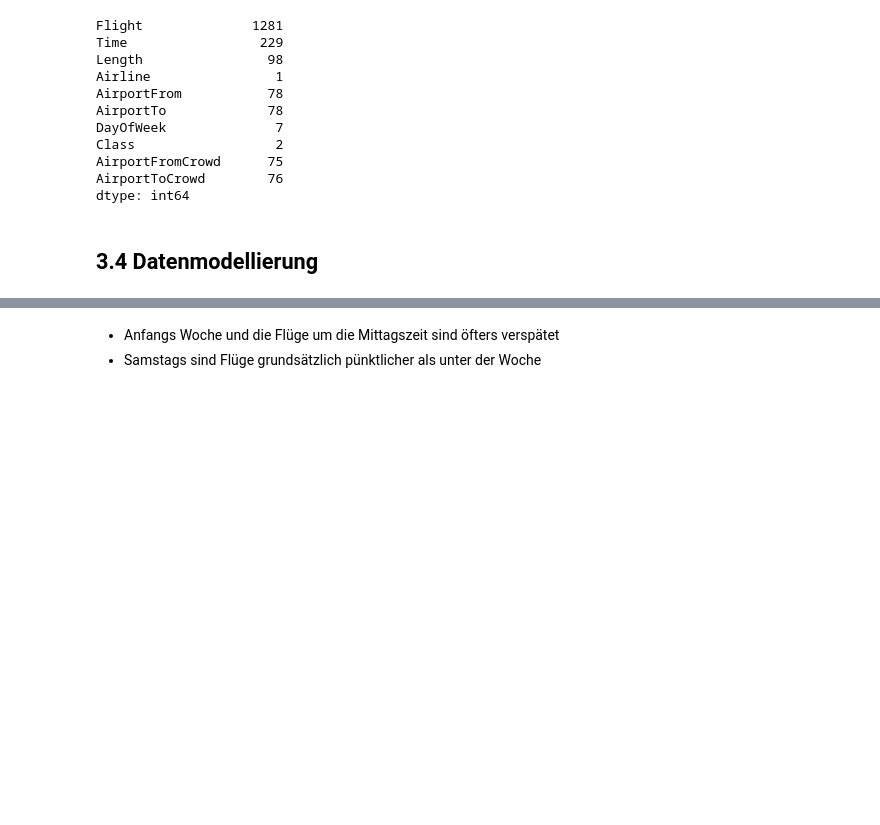
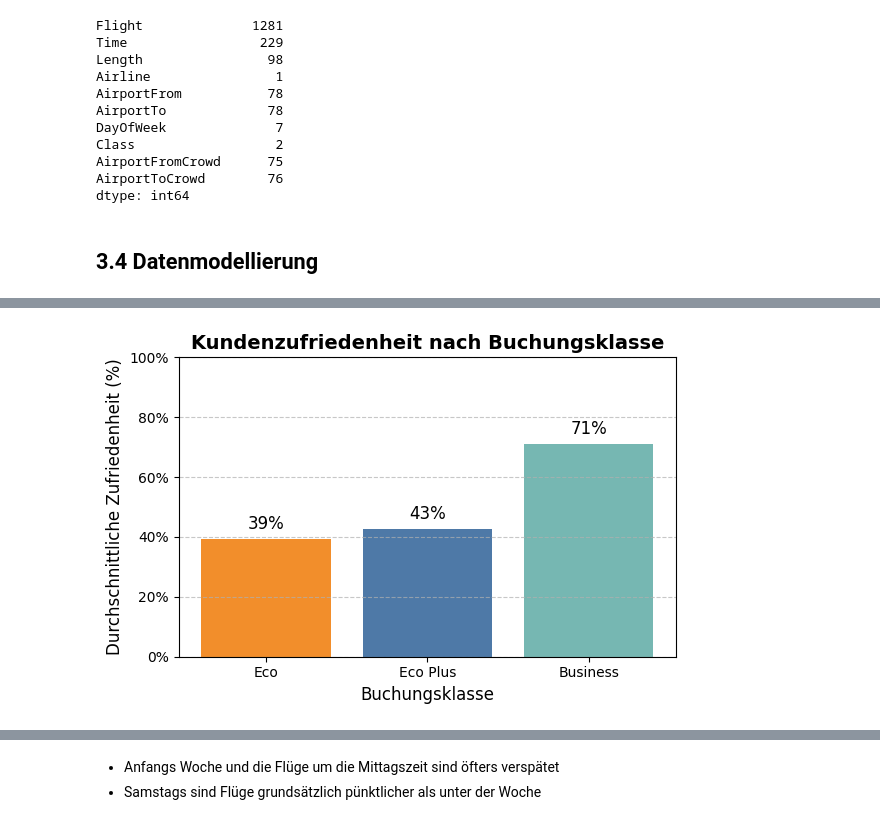
Before and after one commit to DivinitasMaxima/BINA-REPO, a Jupyter notebook: BINA_1.ipynb, the cells around one changed output, grey strips where cells are left out. Cells and saved outputs as stored; diff of their text form; code cells hidden in the pictures; blank space fills up the shorter version.

Commit message:
zu Analyse Zufriedenheit

```diff
--- a/BINA_1.ipynb
+++ b/BINA_1.ipynb
@@ -258,0 +267,42 @@ Fragestellung: Gibt es bestimmte Wochentage oder Tageszeiten mit besonders viele
+# %%
+import pandas as pd
+import matplotlib.pyplot as plt
+from matplotlib.ticker import PercentFormatter
+
+# Daten laden
+url = "https://raw.githubusercontent.com/DivinitasMaxima/BINA-REPO/refs/heads/main/data/data/Invistico_Airline.csv"
+df = pd.read_csv(url)
+
+# Zufriedenheit in numerische Werte umwandeln
+df["satisfaction"] = df["satisfaction"].map({"satisfied": 1, "dissatisfied": 0})
+
+# Durchschnittliche Zufriedenheit pro Klasse
+class_satisfaction = df.groupby("Class")["satisfaction"].mean().sort_values()
+
+# IBCS-konforme Visualisierung
+plt.figure(figsize=(6, 4))
+colors = ["#F28E2B", "#4E79A7", "#76B7B2"]  # Orange, Blau, Grün
+bars = plt.bar(class_satisfaction.index, class_satisfaction.values, color=colors)
+
+# Prozentangaben auf den Balken anzeigen
+for bar in bars:
+    height = bar.get_height()
+    plt.text(bar.get_x() + bar.get_width() / 2, height + 0.02, f"{height:.0%}",
+             ha='center', va='bottom', fontsize=12, color="black")
+
+# Achsenbeschriftungen & Titel (IBCS-orientiert)
+plt.ylabel("Durchschnittliche Zufriedenheit (%)", fontsize=12)
+plt.xlabel("Buchungsklasse", fontsize=12)
+plt.title("Kundenzufriedenheit nach Buchungsklasse", fontsize=14, weight='bold')
+
+# Y-Achse als Prozent anzeigen
+plt.gca().yaxis.set_major_formatter(PercentFormatter(1.0))
+plt.ylim(0, 1)
+
+# Dezente Hilfslinien
+plt.grid(axis='y', linestyle='--', alpha=0.7)
+
+plt.tight_layout()
+plt.show()
+# %% [output]
+[figure, added]
```
Also changed, not shown: parts of 5 cells of this notebook.
